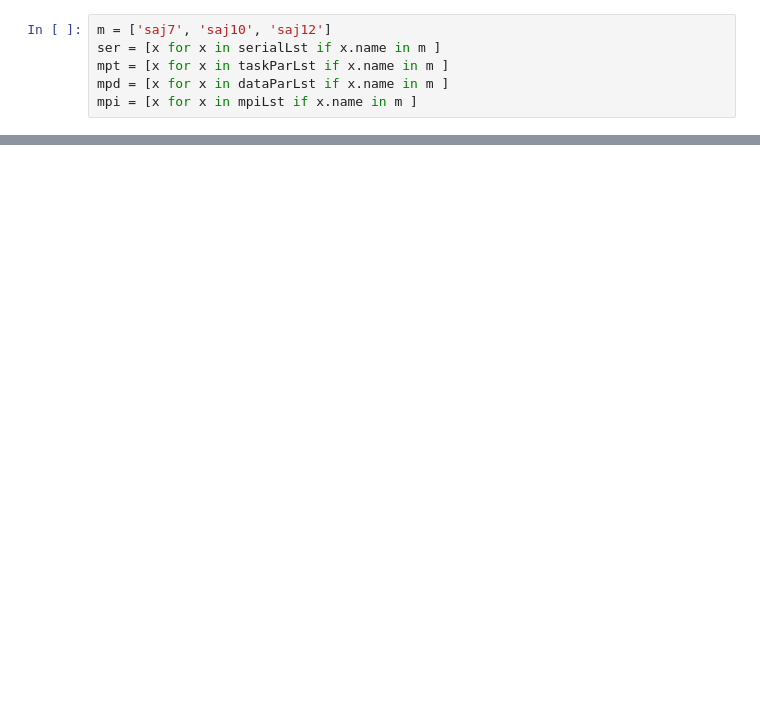
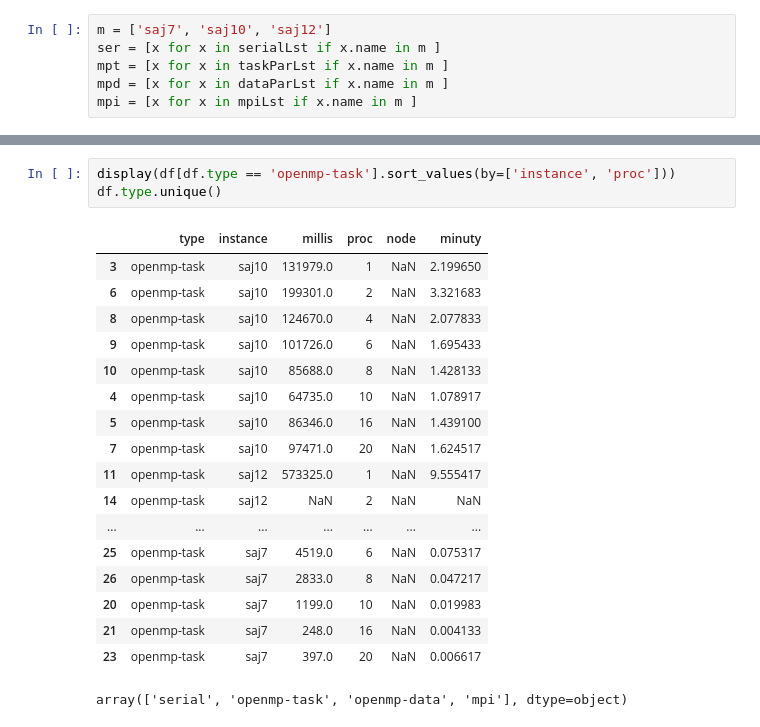
Before and after one commit to TaIos/ni-pdp-vysledky-mereni-star, a Jupyter notebook: vizualizace.ipynb, the cells around one changed output, grey strips where cells are left out. Saved outputs shown, nothing was run; the diff lists cells and outputs as text; blank space fills up the shorter version.

```diff
--- a/vizualizace.ipynb
+++ b/vizualizace.ipynb
@@ -210,0 +286,22 @@ display(df)
+# %%
+display(df[df.type == 'openmp-task'].sort_values(by=['instance', 'proc']))
+df.type.unique()
+# %% [output]
+|  | type | instance | millis | proc | node | minuty |
+| 3 | openmp-task | saj10 | 131979.0 | 1 | NaN | 2.199650 |
+| 6 | openmp-task | saj10 | 199301.0 | 2 | NaN | 3.321683 |
+| 8 | openmp-task | saj10 | 124670.0 | 4 | NaN | 2.077833 |
+| 9 | openmp-task | saj10 | 101726.0 | 6 | NaN | 1.695433 |
+| 10 | openmp-task | saj10 | 85688.0 | 8 | NaN | 1.428133 |
+| 4 | openmp-task | saj10 | 64735.0 | 10 | NaN | 1.078917 |
+| 5 | openmp-task | saj10 | 86346.0 | 16 | NaN | 1.439100 |
+| 7 | openmp-task | saj10 | 97471.0 | 20 | NaN | 1.624517 |
+| 11 | openmp-task | saj12 | 573325.0 | 1 | NaN | 9.555417 |
+| 14 | openmp-task | saj12 | NaN | 2 | NaN | NaN |
+| ... | ... | ... | ... | ... | ... | ... |
+| 25 | openmp-task | saj7 | 4519.0 | 6 | NaN | 0.075317 |
+| 26 | openmp-task | saj7 | 2833.0 | 8 | NaN | 0.047217 |
+| 20 | openmp-task | saj7 | 1199.0 | 10 | NaN | 0.019983 |
+| 21 | openmp-task | saj7 | 248.0 | 16 | NaN | 0.004133 |
+| 23 | openmp-task | saj7 | 397.0 | 20 | NaN | 0.006617 |
+array(['serial', 'openmp-task', 'openmp-data', 'mpi'], dtype=object)
```
Also changed, not shown: parts of 13 cells of this notebook, 1 other file.
